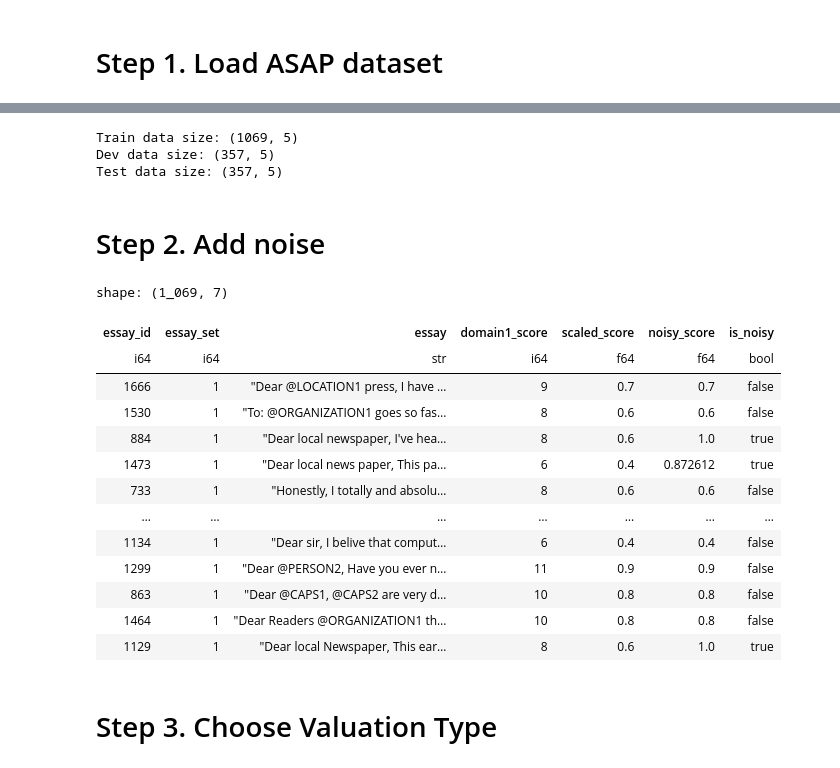
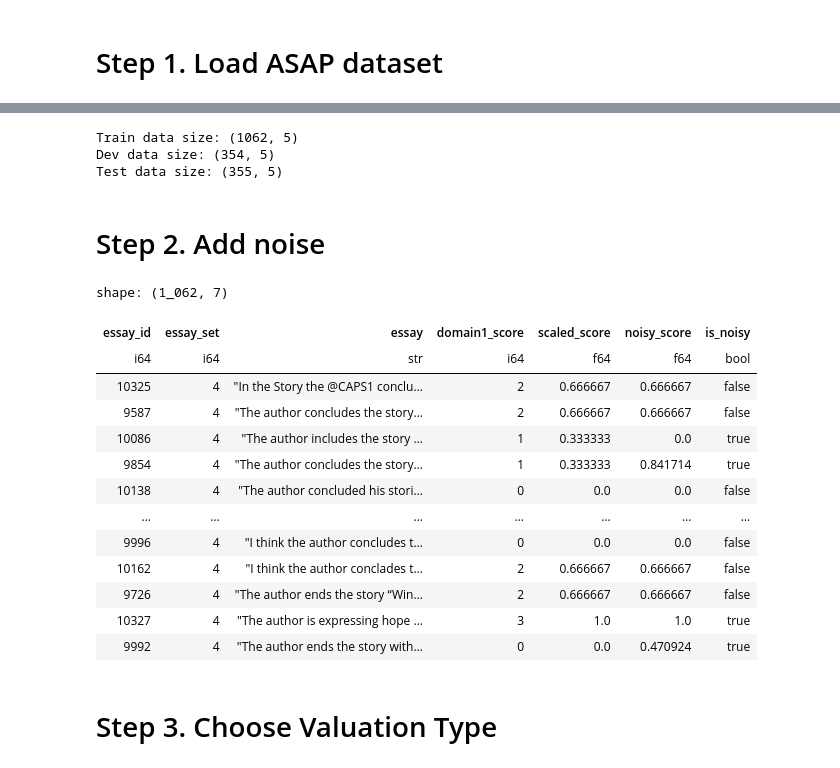
Before and after one commit to takumi0shibata/data-valuation, a Jupyter notebook: examples/noise_detection.ipynb, the cells around one changed output, grey strips where cells are left out. Drawn from its saved outputs; the diff is of its cells as text; code cells hidden in the pictures.

```diff
--- a/examples/noise_detection.ipynb
+++ b/examples/noise_detection.ipynb
@@ -13,10 +13,10 @@ def scale_score(score: int, essay_set: int, score_dict: dict) -> float:
     minscore, maxscore = score_dict[essay_set]['score']
     return (score - minscore) / (maxscore - minscore)
 # %%
-PROMPT_ID = 1
+PROMPT_ID = 4
 RAMDOM_SEED = 42
 
-asap_data = pl.read_excel('training_set_rel3.xlsx')
+asap_data = pl.read_excel('training_set_rel3.xlsx', infer_schema_length=15000)
 asap_data = asap_data.drop_nulls("domain1_score")
 asap_data = asap_data.select(['essay_id', 'essay_set', 'essay', 'domain1_score'])
 asap_data = asap_data.with_columns(
@@ -68,45 +51,46 @@ print(f"Train data size: {train_data.shape}")
 print(f"Dev data size: {dev_data.shape}")
 print(f"Test data size: {test_data.shape}")
 # %% [output]
-Train data size: (1069, 5)
-Dev data size: (357, 5)
-Test data size: (357, 5)
+Train data size: (1062, 5)
+Dev data size: (354, 5)
+Test data size: (355, 5)
 # %% [markdown]
 # Step 2. Add noise
 # %%
 def add_noise(data: pl.DataFrame, noise_ratio: float, noise_range: tuple, seed: int) -> pl.DataFrame:
     np.random.seed(seed)
     noise_indices = np.random.choice(data.shape[0], int(data.shape[0] * noise_ratio), replace=False)
+    noise_signs = np.random.choice([-1, 1], len(noise_indices))
     noise = np.random.uniform(noise_range[0], noise_range[1], len(noise_indices))
 
     noisy_scores = data['scaled_score'].to_numpy().copy()
-    noisy_scores[noise_indices] += noise
+    noisy_scores[noise_indices] += noise_signs * noise
     noisy_scores = np.clip(noisy_scores, 0, 1)  # Clipping
 
     data = data.with_columns(pl.Series(noisy_scores).alias('noisy_score'))
 
     is_noisy = np.zeros(data.shape[0], dtype=bool)
     is_noisy[noise_indices] = True
     data = data.with_columns(pl.Series(is_noisy).alias('is_noisy'))
     return data
 
 train_data = add_noise(train_data, noise_ratio=0.2, noise_range=(0.4, 0.6), seed=RAMDOM_SEED)
 train_data
 # %% [output]
-shape: (1_069, 7)
+shape: (1_062, 7)
 | essay_id | essay_set | essay | domain1_score | scaled_score | noisy_score | is_noisy |
 | i64 | i64 | str | i64 | f64 | f64 | bool |
-| 1666 | 1 | "Dear @LOCATION1 press, I have … | 9 | 0.7 | 0.7 | false |
-| 1530 | 1 | "To: @ORGANIZATION1 goes so fas… | 8 | 0.6 | 0.6 | false |
-| 884 | 1 | "Dear local newspaper, I've hea… | 8 | 0.6 | 1.0 | true |
-| 1473 | 1 | "Dear local news paper, This pa… | 6 | 0.4 | 0.872612 | true |
-| 733 | 1 | "Honestly, I totally and absolu… | 8 | 0.6 | 0.6 | false |
+| 10325 | 4 | "In the Story the @CAPS1 conclu… | 2 | 0.666667 | 0.666667 | false |
+| 9587 | 4 | "The author concludes the story… | 2 | 0.666667 | 0.666667 | false |
+| 10086 | 4 | "The author includes the story … | 1 | 0.333333 | 0.0 | true |
+| 9854 | 4 | "The author concludes the story… | 1 | 0.333333 | 0.841714 | true |
+| 10138 | 4 | "The author concluded his stori… | 0 | 0.0 | 0.0 | false |
 | … | … | … | … | … | … | … |
-| 1134 | 1 | "Dear sir, I belive that comput… | 6 | 0.4 | 0.4 | false |
-| 1299 | 1 | "Dear @PERSON2, Have you ever n… | 11 | 0.9 | 0.9 | false |
-| 863 | 1 | "Dear @CAPS1, @CAPS2 are very d… | 10 | 0.8 | 0.8 | false |
-| 1464 | 1 | "Dear Readers @ORGANIZATION1 th… | 10 | 0.8 | 0.8 | false |
-| 1129 | 1 | "Dear local Newspaper, This ear… | 8 | 0.6 | 1.0 | true |
+| 9996 | 4 | "I think the author concludes t… | 0 | 0.0 | 0.0 | false |
+| 10162 | 4 | "I think the author conclades t… | 2 | 0.666667 | 0.666667 | false |
+| 9726 | 4 | "The author ends the story “Win… | 2 | 0.666667 | 0.666667 | false |
+| 10327 | 4 | "The author is expressing hope … | 3 | 1.0 | 1.0 | true |
+| 9992 | 4 | "The author ends the story with… | 0 | 0.0 | 0.470924 | true |
 # %% [markdown]
 # Step 3. Choose Valuation Type
 # %%
```
Also changed, not shown: parts of 12 cells of this notebook, 3 other files.
